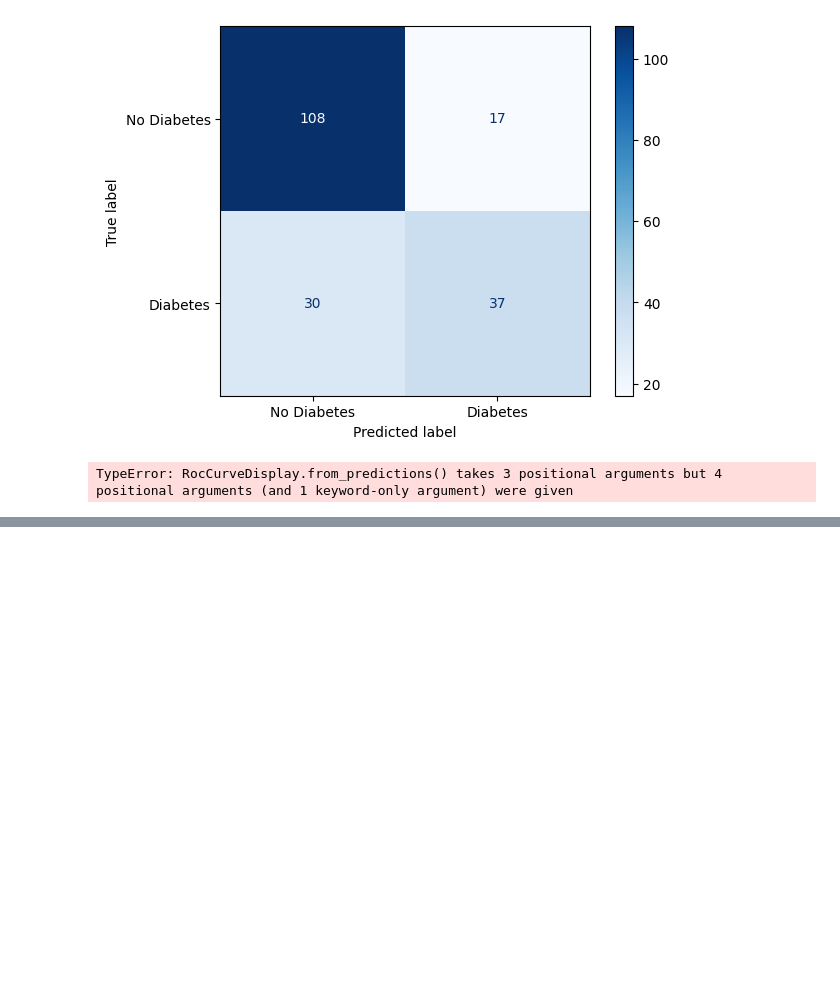
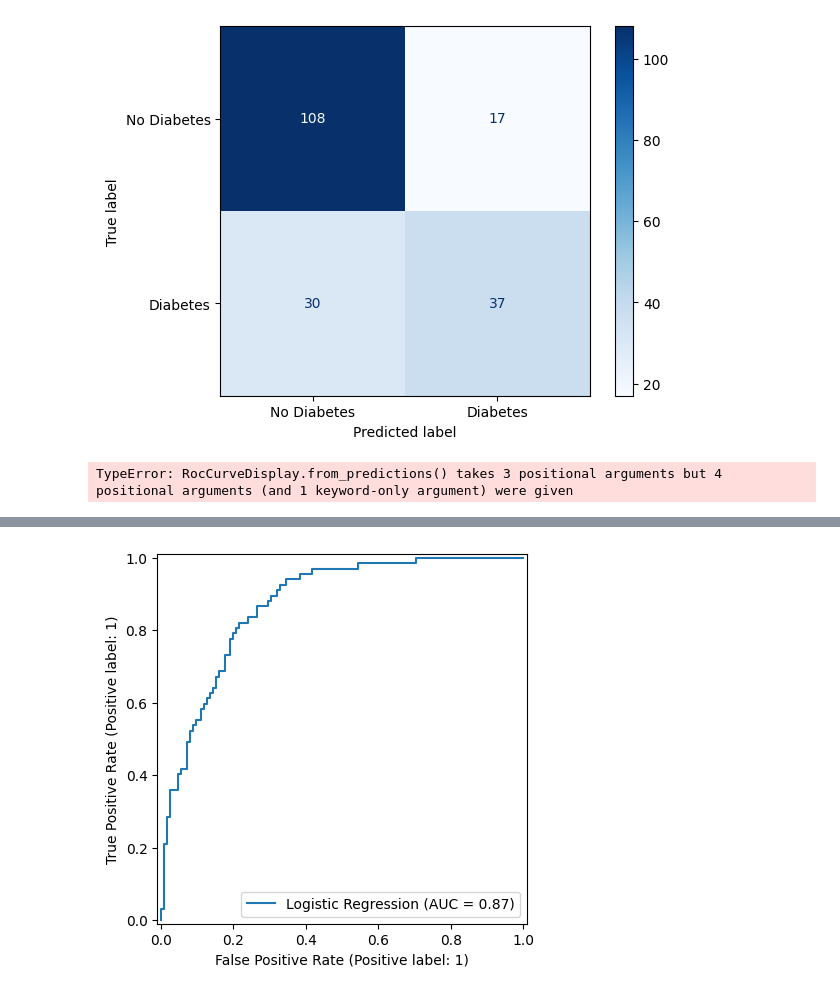
Before and after one commit to Thoprr/MLforDS, a Jupyter notebook: Exo/exo_6.ipynb, the cells around one changed output, grey strips where cells are left out. Drawn from its saved outputs; the diff is of its cells as text; code cells hidden in the pictures; blank space fills up the shorter version.

```diff
--- a/Exo/exo_6.ipynb
+++ b/Exo/exo_6.ipynb
@@ -74,0 +91,10 @@ TypeError: RocCurveDisplay.from_predictions() takes 3 positional arguments but 4
+# %%
+# part 6
+from sklearn.preprocessing import StandardScaler
+from sklearn.linear_model import LogisticRegression
+pRL = make_pipeline(StandardScaler(), LogisticRegression())
+pRL.fit(X_train, y_train)
+RocCurveDisplay.from_estimator(pRL, X_test, y_test, name='Logistic Regression')
+plt.show()
+# %% [output]
+[figure, added]
```
Also changed, not shown: parts of 3 cells of this notebook.
